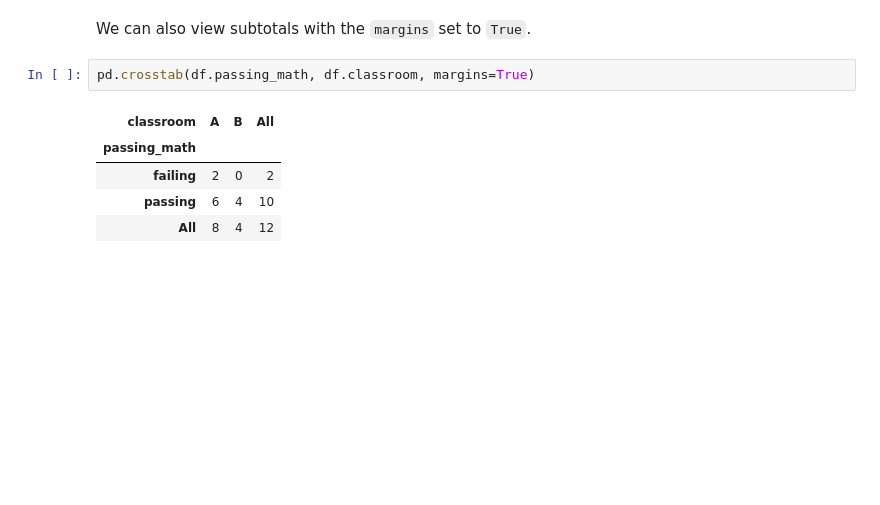
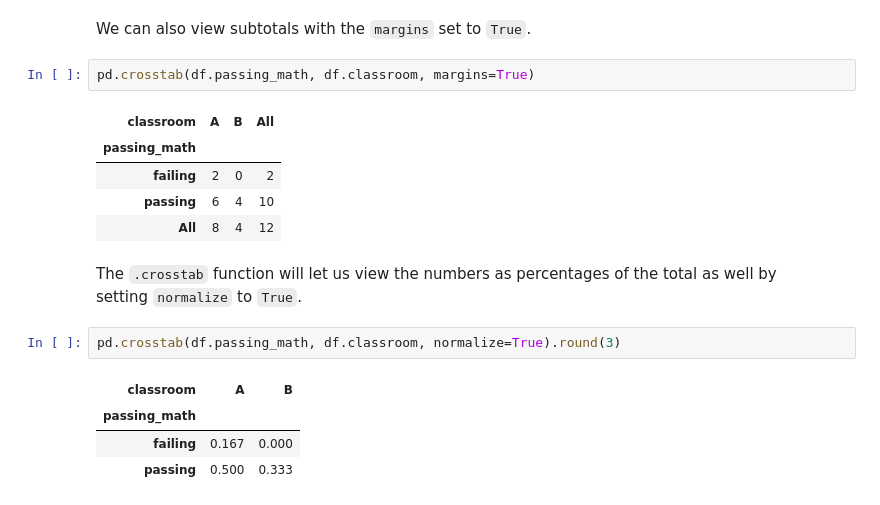
Before and after one commit to RichardAlcabes22/codeup_review, a Jupyter notebook: 3-data_science_libraries/00_pandas_adv_dataframes_lesson.ipynb, the cells around one changed output. Cells and saved outputs as stored; diff of their text form; blank space fills up the shorter version.

```diff
--- a/3-data_science_libraries/00_pandas_adv_dataframes_lesson.ipynb
+++ b/3-data_science_libraries/00_pandas_adv_dataframes_lesson.ipynb
@@ -631,3 +631,12 @@ pd.crosstab(df.passing_math, df.classroom, margins=True)
 | failing | 2 | 0 | 2 |
 | passing | 6 | 4 | 10 |
 | All | 8 | 4 | 12 |
+# %% [markdown]
+The `.crosstab` function will let us view the numbers as percentages of the total as well by setting `normalize` to `True`.
+# %%
+pd.crosstab(df.passing_math, df.classroom, normalize=True).round(3)
+# %% [output]
+| classroom | A | B |
+| passing_math |  |  |
+| failing | 0.167 | 0.000 |
+| passing | 0.500 | 0.333 |
```
Also changed, not shown: parts of 1 cell of this notebook.
